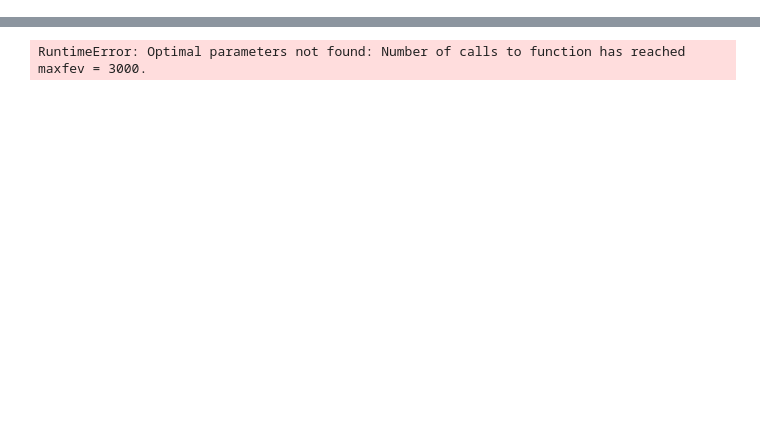
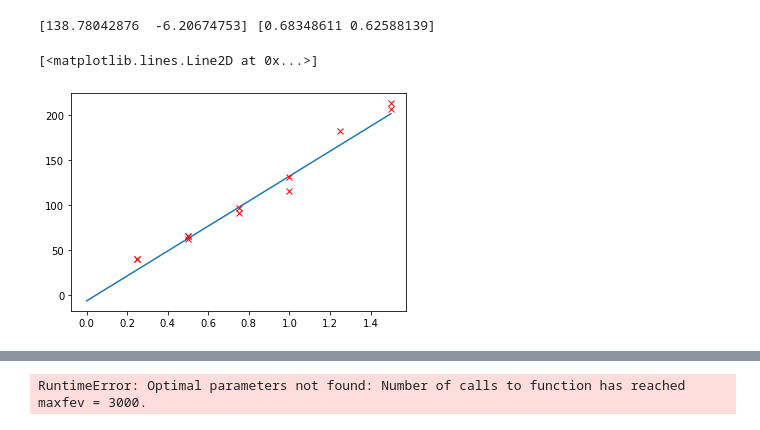
Before and after one commit to ttlindkvist/exphys2, a Jupyter notebook: Mach Zehnder/pressure.ipynb, the cells around one changed output, grey strips where cells are left out. Cells and saved outputs as stored; diff of their text form; code cells hidden in the pictures; blank space fills up the shorter version.

```diff
--- a/Mach Zehnder/pressure.ipynb
+++ b/Mach Zehnder/pressure.ipynb
@@ -55,0 +56,22 @@ data[:,1] /= np.max(data[:,1])
+# %%
+def count_peaks_and_troughs(data, min_t, max_t):
+    n = 0
+    has_peaked_max = False
+    has_peaked_min = False
+    for i in range(len(data)):
+        if has_peaked_max == True:
+            if data[i,1] < min_t:
+                has_peaked_max = False
+        if has_peaked_min == True:
+            if data[i,1] > max_t:
+                has_peaked_min = False
+
+        if has_peaked_max == False:
+            if data[i,1] > max_t:
+                has_peaked_max = True
+                n += 1
+        if has_peaked_min == False:
+            if data[i,1] < min_t:
+                has_peaked_min = True
+                n += 1
+    return n
@@ -79,0 +123,13 @@ plt.plot(data[start:end,0], data[start:end,1])
+# %%
+phases = []
+for i in range(12):
+    signal = load_data(i)
+    start = intervals[i][0]
+    end = intervals[i][1]
+    signal = normalize_data(signal[start:end])
+
+    # high_peaks = find_peaks(signal[:,1], height=0.97, distance=400)[0]
+    # low_peaks = find_peaks(-signal[:,1], height=-0.05, distance=400)[0]
+    p = count_peaks_and_troughs(signal, 0.05, 0.95)*np.pi
+    print(p)
+    phases.append(p)
@@ -79,0 +149,14 @@ plt.plot(data[start:end,0], data[start:end,1])
+# %%
+def linear(x, *args):
+    A,B=args
+    return A*x+B
+# %%
+popt,pcov = curve_fit(linear, pressures[:len(phases)], np.array(phases), p0=(135, 0), absolute_sigma=True)
+print(popt, np.sqrt(np.diag(pcov)))
+ps = np.linspace(0, 1.5, 100)
+plt.plot(ps, linear(ps,*popt))
+plt.plot(pressures[:len(phases)], np.array(phases)+np.pi, 'rx')
+# %% [output]
+[138.78042876  -6.20674753] [0.68348611 0.62588139]
+[<matplotlib.lines.Line2D at 0x...>]
+[figure, added]
```
Also changed, not shown: parts of 20 cells of this notebook, 1 other file.
